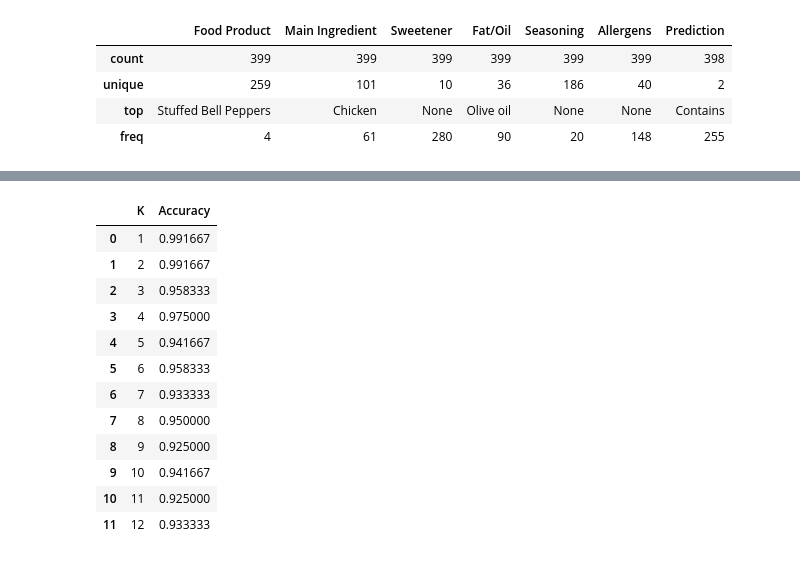
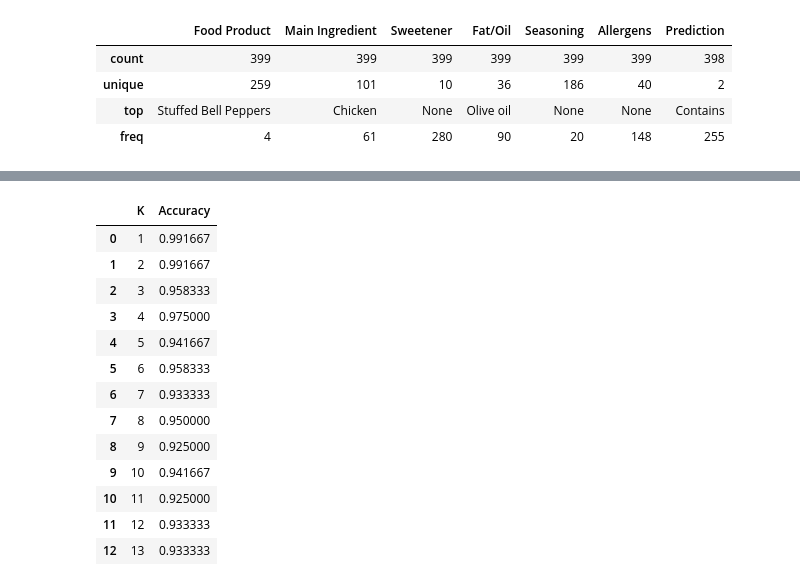
Before and after one commit to mochaeng/Intelligent-Systems, a Jupyter notebook: projects/exer-3/allergens/main.ipynb, the cells around one changed output, grey strips where cells are left out. Cells and saved outputs as stored; diff of their text form; code cells hidden in the pictures.

```diff
--- a/projects/exer-3/allergens/main.ipynb
+++ b/projects/exer-3/allergens/main.ipynb
@@ -24,0 +23,4 @@ df.head()
+# %%
+url = 'https://raw.githubusercontent.com/mochaeng/Intelligent-Systems/main/projects/exer-3/allergens/food_ingredients_and_allergens.csv'
+df = pd.read_csv(url)
+df.head()
@@ -77,0 +89,33 @@ allergens_df
+# %%
+## Nominal (One Hot Encoding)
+
+# Abordagem 1
+df = df.drop(columns=[])
+nominal_columns = ['Food Product', 'Main Ingredient', 'Sweetener', 'Fat/Oil', 'Seasoning', 'Allergens']
+
+#Abordagem 2
+# df = df.drop(columns=['Food Product'])
+# nominal_columns = ['Main Ingredient', 'Sweetener', 'Fat/Oil', 'Seasoning', 'Allergens']
+
+#Abordagem 3
+#df = df.drop(columns=['Main Ingredient'])
+#nominal_columns = ['Food Product', 'Sweetener', 'Fat/Oil', 'Seasoning', 'Allergens']
+
+#Abordagem 4
+#df = df.drop(columns=['Sweetener'])
+#nominal_columns = ['Food Product', 'Main Ingredient', 'Fat/Oil', 'Seasoning', 'Allergens']
+
+#Abordagem 5
+#df = df.drop(columns=['Fat/Oil'])
+#nominal_columns = ['Food Product', 'Main Ingredient', 'Sweetener', 'Seasoning', 'Allergens']
+
+#Abordagem 6
+#df = df.drop(columns=['Seasoning'])
+#nominal_columns = ['Food Product', 'Main Ingredient', 'Sweetener', 'Fat/Oil', 'Allergens']
+
+#Abordagem 7
+#df = df.drop(columns=['Allergens'])
+#nominal_columns = ['Food Product', 'Main Ingredient', 'Sweetener', 'Fat/Oil', 'Seasoning']
+
+allergens_df = pd.get_dummies(df, prefix=nominal_columns, columns=nominal_columns, dtype=int)
+allergens_df
@@ -81,27 +145,28 @@ y = allergens_df['Target']
 # %%
 X_train, X_test, y_train, y_test = train_test_split(X, y, test_size=0.3, random_state=333)
 
 results = []
-for i in range(1, 13):
+for i in range(1, 14):
     knn_obesity = KNeighborsClassifier(n_neighbors=i)
     knn_obesity.fit(X_train, y_train)
     results.append(
         [i, accuracy_score(y_test, knn_obesity.predict(X_test))]
     )
 
 accuracy_df = pd.DataFrame(results, columns=['K', 'Accuracy'])
 accuracy_df
 # %% [output]
 |  | K | Accuracy |
 | 0 | 1 | 0.991667 |
 | 1 | 2 | 0.991667 |
 | 2 | 3 | 0.958333 |
 | 3 | 4 | 0.975000 |
 | 4 | 5 | 0.941667 |
 | 5 | 6 | 0.958333 |
 | 6 | 7 | 0.933333 |
 | 7 | 8 | 0.950000 |
 | 8 | 9 | 0.925000 |
 | 9 | 10 | 0.941667 |
 | 10 | 11 | 0.925000 |
 | 11 | 12 | 0.933333 |
+| 12 | 13 | 0.933333 |
```
Also changed, not shown: parts of 21 cells of this notebook, 1 other file.
